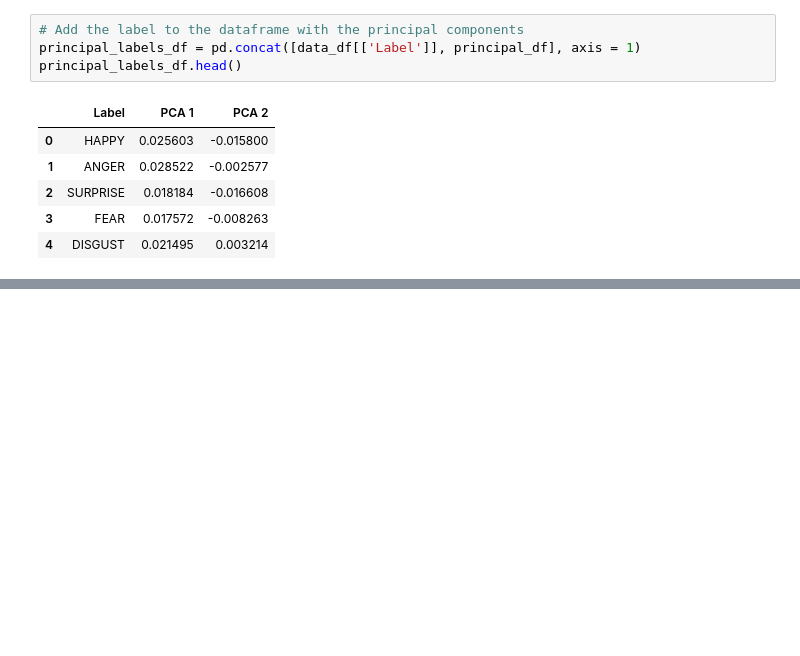
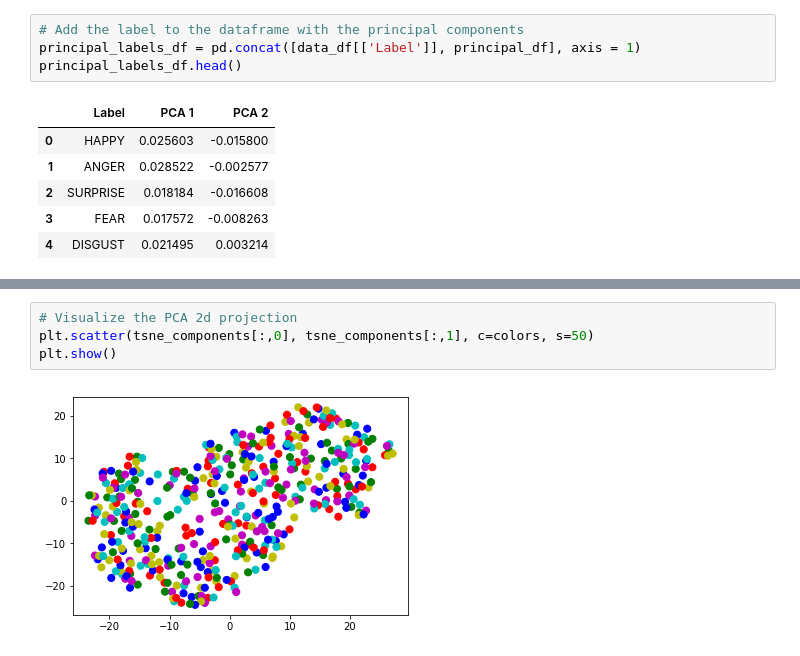
Before and after one commit to diegocasmo/iis-project, a Jupyter notebook: code/lm2-analysis/solution.ipynb, the cells around one changed output, grey strips where cells are left out. Saved outputs shown, nothing was run; the diff lists cells and outputs as text; blank space fills up the shorter version.

```diff
--- a/code/lm2-analysis/solution.ipynb
+++ b/code/lm2-analysis/solution.ipynb
@@ -108,0 +114,6 @@ NameError: name 'new_df' is not defined
+# %%
+# Visualize the PCA 2d projection
+plt.scatter(tsne_components[:,0], tsne_components[:,1], c=colors, s=50)
+plt.show()
+# %% [output]
+[figure, added]
```
Also changed, not shown: parts of 5 cells of this notebook.
